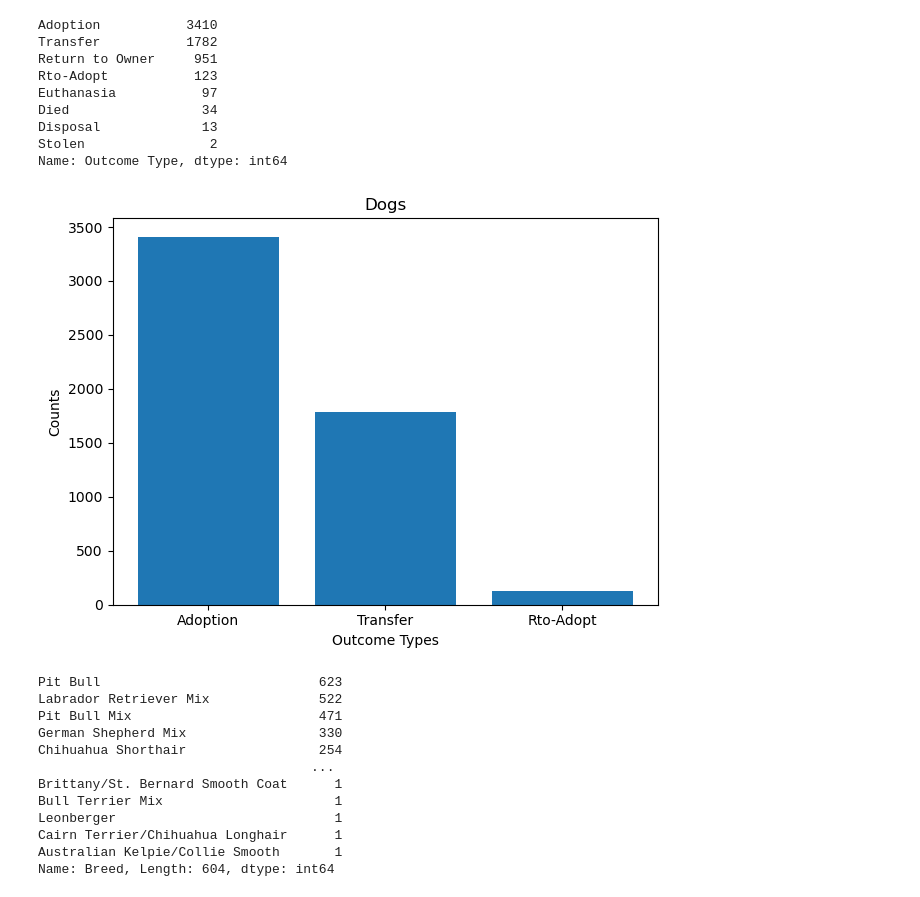
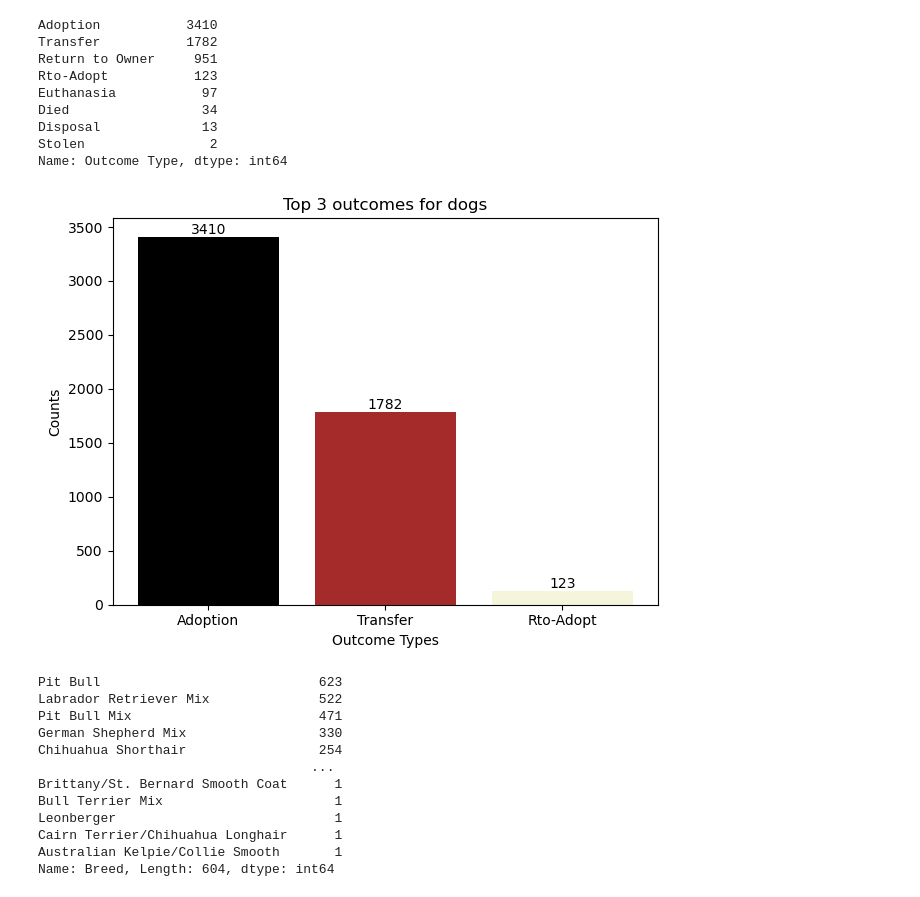
Before and after one commit to SariStormdance/Project_1, a Jupyter notebook: Project Notebook/Project1.ipynb, the cells around one changed output. Cells and saved outputs as stored; diff of their text form; code cells hidden in the pictures.

```diff
--- a/Project Notebook/Project1.ipynb
+++ b/Project Notebook/Project1.ipynb
@@ -167,22 +167,19 @@ Name: Outcome Type, dtype: int64
 # %%
 # Plotting Cat Outcomes
 desired_outcomes = ['Adoption', 'Rto-Adopt', 'Transfer']
+outcome_counts = {'Adoption': 3194, 'Rto-Adopt': 152, 'Transfer': 1117}
+outcome_colors = {'Adoption': 'brown', 'Rto-Adopt': 'pink', 'Transfer': 'beige'}
+outcome_types = list(outcome_counts.keys())
+counts = list(outcome_counts.values())
 
-# Filter the DataFrame to include only rows where 'Outcome Type' is in the desired outcome types
-filtered_df = cat_outcomes_df[cat_outcomes_df['Outcome Type'].isin(desired_outcomes)]
-
-# Get the counts for each outcome type in the filtered DataFrame
-outcome_counts = filtered_df['Outcome Type'].value_counts()
-
-# Create a bar chart
-plt.bar(outcome_counts.index, outcome_counts.values)
-
-# Add labels and title
+plt.bar(outcome_types, counts, color=[outcome_colors[outcome] for outcome in outcome_types])
 plt.xlabel('Outcome Types')
 plt.ylabel('Counts')
-plt.title('Cats')
+plt.title('Top 3 outcomes for cats')
 
-# Show the plot
+for index, value in enumerate(outcome_counts.values()):
+    plt.text(index, value, str(value), ha='center', va='bottom')
+
 plt.tight_layout()
 plt.show()
 # %% [output]
@@ -265,26 +262,22 @@ Name: Outcome Type, dtype: int64
 # %%
 # Plotting Dog Outcomes
 desired_outcomes = ['Adoption', 'Rto-Adopt', 'Transfer']
+filtered_df = dog_outcomes_df[dog_outcomes_df['Outcome Type'].isin(desired_outcomes)]
+outcome_counts = filtered_df['Outcome Type'].value_counts()
+outcome_colors = {'Adoption': 'black', 'Rto-Adopt': 'beige', 'Transfer': 'brown'}
 
-# Filter the DataFrame to include only rows where 'Outcome Type' is in the desired outcome types
-filtered_df = dog_outcomes_df[dog_outcomes_df['Outcome Type'].isin(desired_outcomes)]
-
-# Get the counts for each outcome type in the filtered DataFrame
-outcome_counts = filtered_df['Outcome Type'].value_counts()
-
-# Create a bar chart
-plt.bar(outcome_counts.index, outcome_counts.values)
-
-# Add labels and title
+plt.bar(outcome_counts.index, outcome_counts.values, color=[outcome_colors.get(outcome, 'gray') for outcome in outcome_counts.index])
 plt.xlabel('Outcome Types')
 plt.ylabel('Counts')
-plt.title('Dogs')
+plt.title('Top 3 outcomes for dogs')
 
-# Show the plot
+for index, value in enumerate(outcome_counts.values):
+    plt.text(index, value, str(value), ha='center', va='bottom')
+
 plt.tight_layout()
 plt.show()
 # %% [output]
-[figure, old version]
+[figure, new version]
 # %%
 # Data check: Dog Breeds
 dog_outcomes_df["Breed"].value_counts()
```
Also changed, not shown: parts of 1 cell of this notebook.
